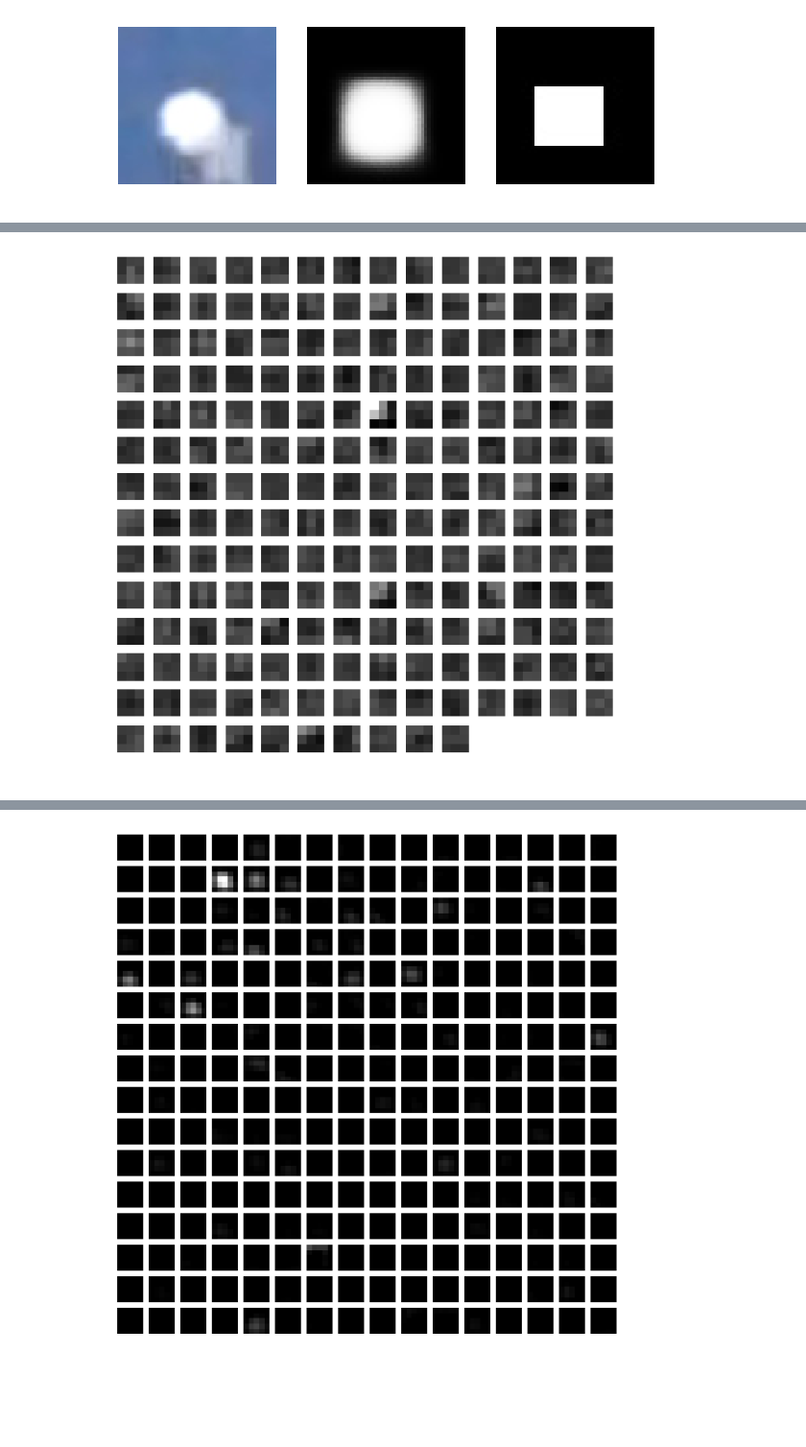
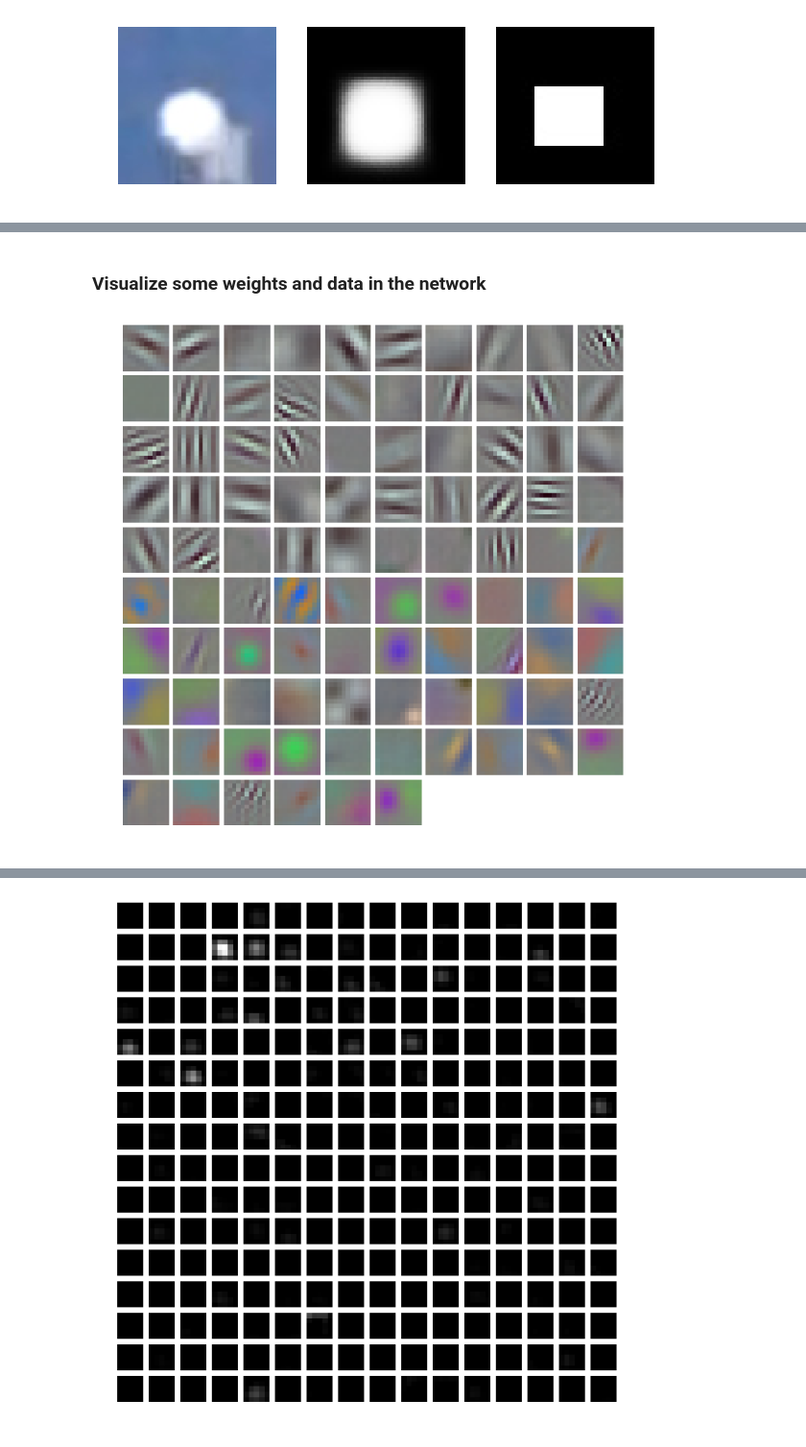
Before and after one commit to BrotherJing/CNN_tabletennis, a Jupyter notebook: struct_output.ipynb, the cells around one changed output, grey strips where cells are left out. Shown at 96% size. Saved outputs shown, nothing was run; the diff lists cells and outputs as text; code cells hidden in the pictures; blank space fills up the shorter version.

```diff
--- a/struct_output.ipynb
+++ b/struct_output.ipynb
@@ -52,13 +54,10 @@ plt.imshow(image)
 # %%
 transformed_image = transformer.preprocess('data', image)
 net.blobs['data'].data[0,...] = transformed_image
-net.blobs['data'].data[1,...] = transformed_image
 
 output = net.forward()
 
-#sodlt = output['sodlt_norm'][0][0]
 sodlt = net.blobs['sodlt_norm'].data[0][0]
-#sodlt = 1/(1+np.exp(-sodlt[0]))
 print np.min(sodlt), np.max(sodlt)
 
 plt.subplot(1, 3, 1)
@@ -104,26 +102,0 @@ KeyError: 'roi'
-# %%
-transformed_image = transformer.preprocess('data', image)
-net.blobs['data'].data[0,...] = transformed_image
-net.blobs['data'].data[1,...] = transformed_image
-
-output = net.forward()
-
-(x1,y1,x2,y2) = bbox = net.blobs['roi'].data[1]
-prob_max = output['prob_max'][1]
-
-print bbox
-print prob_max
-
-output_img = image.copy()
-cv2.rectangle(output_img, (int(x1*2),int(y1*2)), (int(x2*2), int(y2*2)), (0,0,255), 1)
-
-plt.subplot(1, 3, 1)
-plt.imshow(output_img); plt.axis('off')
-
-plt.subplot(1, 3, 3)
-prob = caffe.io.load_image(prob_name)
-plt.imshow(prob); plt.axis('off')
-
-plt.subplot(1, 3, 2)
-cv2.rectangle(sodlt, (int(x1),int(y1)), (int(x2), int(y2)), (0,0,128), 1)
-plt.imshow(sodlt); plt.axis('off')
@@ -192,3 +154,5 @@ regress_fc8     (4, 1024) (4,)
+# %% [markdown]
+### Visualize some weights and data in the network
 # %%
 def vis_square(data):
     """Take an array of shape (n, height, width) or (n, height, width, 3)
@@ -211,10 +175,7 @@ def vis_square(data):
     plt.imshow(data); plt.axis('off')
 # %%
 # the parameters are a list of [weights, biases]
-#filters = net.params['conv1'][0].data
-#vis_square(filters.transpose(0, 2, 3, 1))
-filters = net.params['conv4'][0].data
-vis_square(filters[1])
-#print filters[4][3]
+filters = net.params['conv1'][0].data
+vis_square(filters.transpose(0, 2, 3, 1))
 # %% [output]
-[figure, old version]
+[figure, new version]
```
Also changed, not shown: parts of 25 cells of this notebook, 16 other files.
